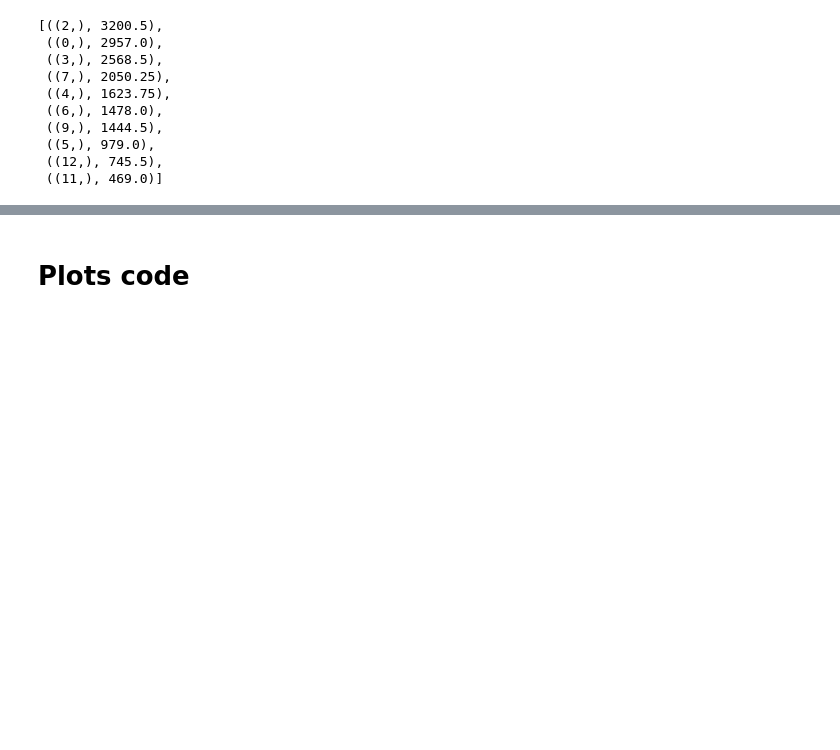
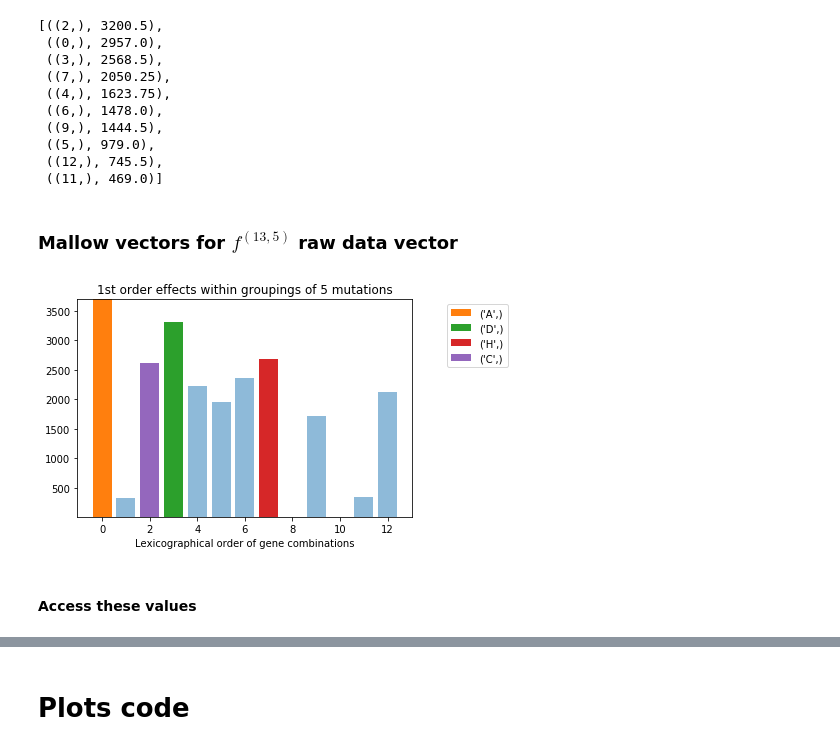
Before and after one commit to LillianGonzalezAlbino/FourierAnalysis, a Jupyter notebook: Spectral-Analysis-Reduced-Dataset(and).ipynb, the cells around one changed output, grey strips where cells are left out. Saved outputs shown, nothing was run; the diff lists cells and outputs as text; code cells hidden in the pictures; blank space fills up the shorter version.

```diff
--- a/Spectral-Analysis-Reduced-Dataset(and).ipynb
+++ b/Spectral-Analysis-Reduced-Dataset(and).ipynb
@@ -1110,3 +1222,17 @@ sorted(real_rawVecs[0], key=itemgetter(1), reverse=True)
  ((5,), 979.0),
  ((12,), 745.5),
  ((11,), 469.0)]
+# %% [markdown]
+### Mallow vectors for $f^{(13,5)}$ raw data vector
+# %%
+# Plot Raw Mallow Vectors
+f5 = MallowRawVec2[1][1]
+len(f5)
+# plot f^5_1, f^5_2, f^5_3, f^5_4, f^5_5
+k = 5
+# order range from 1 to 6
+color_peaks(f5[0], order = 1, k = 5, n_max_peak = 4, n_min_peak = 0)
+# %% [output]
+[figure, added]
+# %% [markdown]
+#### Access these values
```
Also changed, not shown: parts of 24 cells of this notebook.
